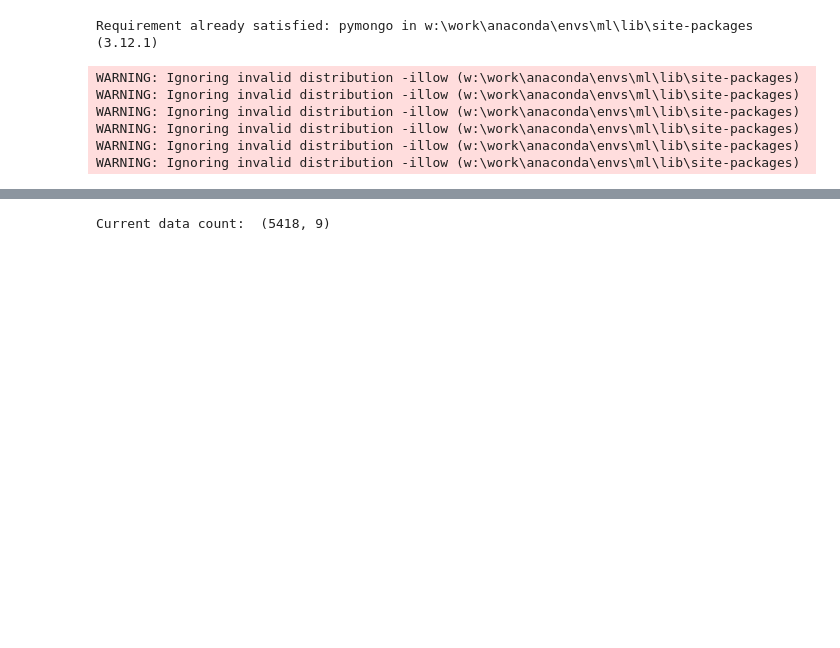
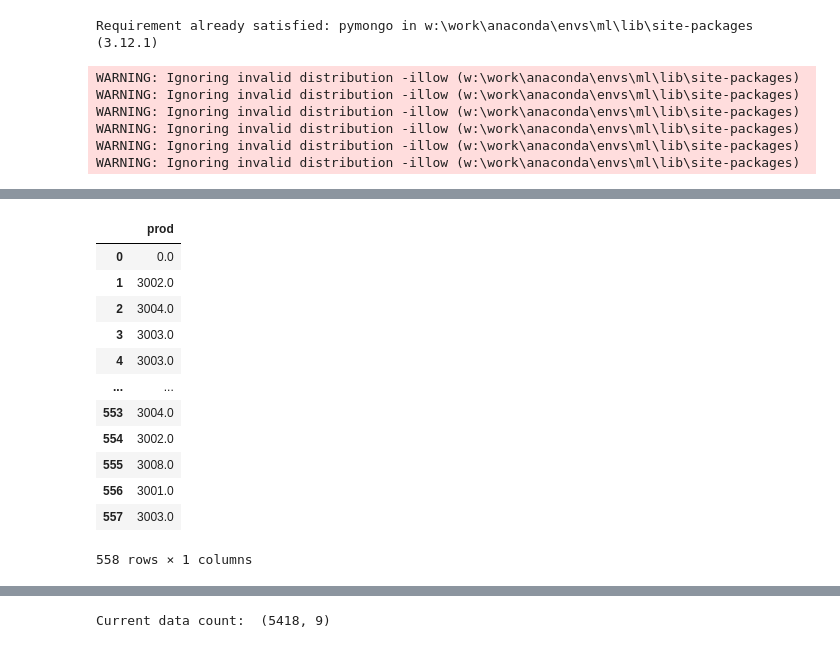
Before and after one commit to produdez/parakafka, a Jupyter notebook: src/client/notebook/plot.ipynb, the cells around one changed output, grey strips where cells are left out. Cells and saved outputs as stored; diff of their text form; code cells hidden in the pictures; blank space fills up the shorter version.

Commit message:
update prod interval

```diff
--- a/src/client/notebook/plot.ipynb
+++ b/src/client/notebook/plot.ipynb
@@ -20,3 +20,16 @@ column_name = 'data'
 client = MongoClient(mongo_url)
 db=client[db_name]
 collection = db[collection_name]
+# %%
+prod_id_list = [i['_id'] for i in list(collection.aggregate([{"$group": {"_id": "$producer_id"}}]))]
+print('\n<>______START COUNT LOSS__________')
+print(f'Producer IDs:')
+for index, val in enumerate(prod_id_list):
+    print(f'{index+1}. {val}')
+    for index, prod_id in enumerate(prod_id_list):
+        dataListOfProd = [i for i in list(
+            collection.find({"producer_id": prod_id}))]
+        print(pd.DataFrame([i['timestamp_producer']
+                                   for i in dataListOfProd],).diff().fillna(0).describe())
+
+    print('<>______END COUNT LOSS__________\n')
@@ -23,3 +54,19 @@ collection = db[collection_name]
+# %%
+pd.DataFrame([i['timestamp_producer'] for i in dataListOfProd], columns=["prod"]).diff().fillna(0)
+# %% [output]
+|  | prod |
+| 0 | 0.0 |
+| 1 | 3002.0 |
+| 2 | 3004.0 |
+| 3 | 3003.0 |
+| 4 | 3003.0 |
+| ... | ... |
+| 553 | 3004.0 |
+| 554 | 3002.0 |
+| 555 | 3008.0 |
+| 556 | 3001.0 |
+| 557 | 3003.0 |
+558 rows × 1 columns
 # %%
 import pandas as pd
 data = pd.DataFrame( list(collection.find({})))
```
Also changed, not shown: parts of 4 cells of this notebook, 1 other file.
